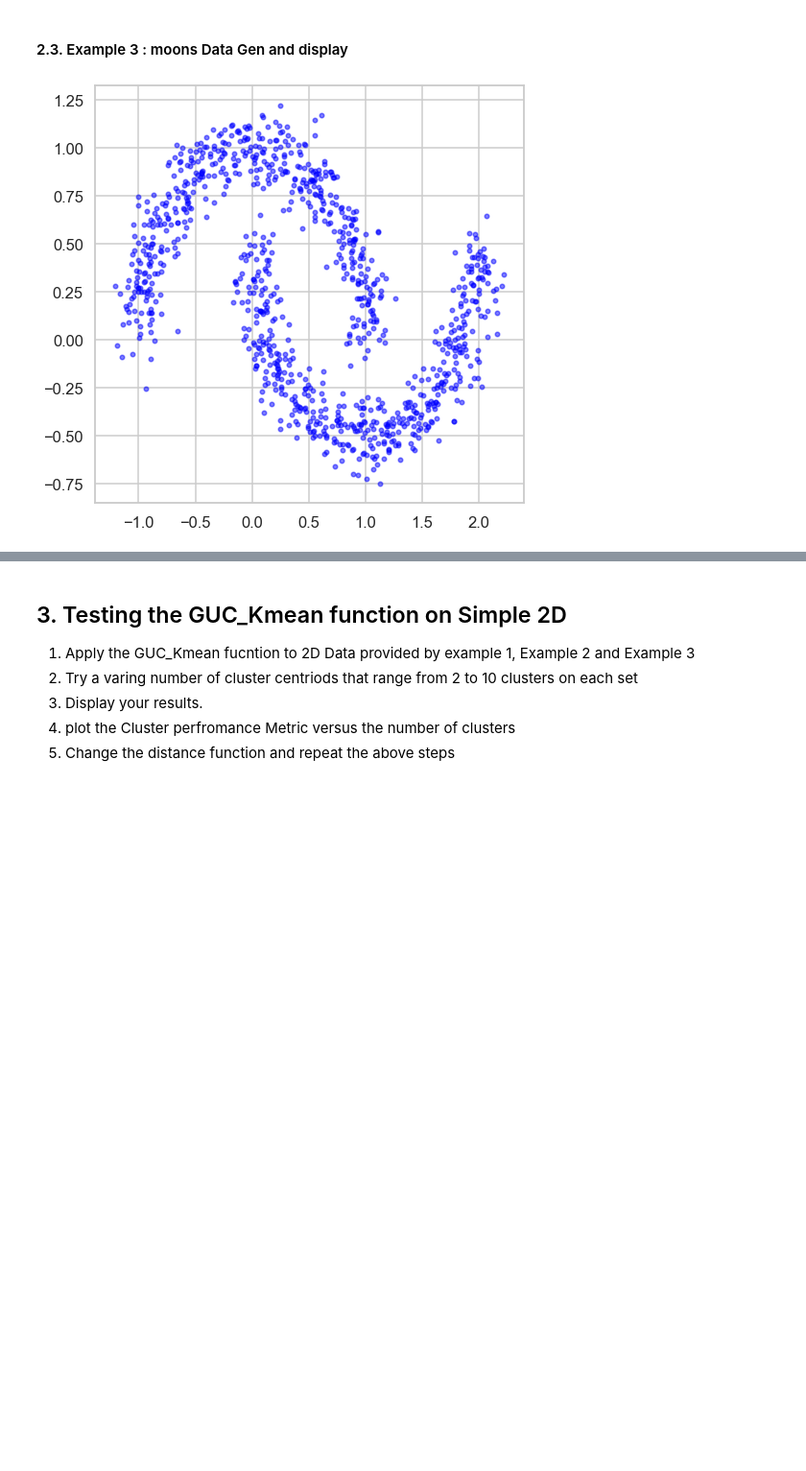
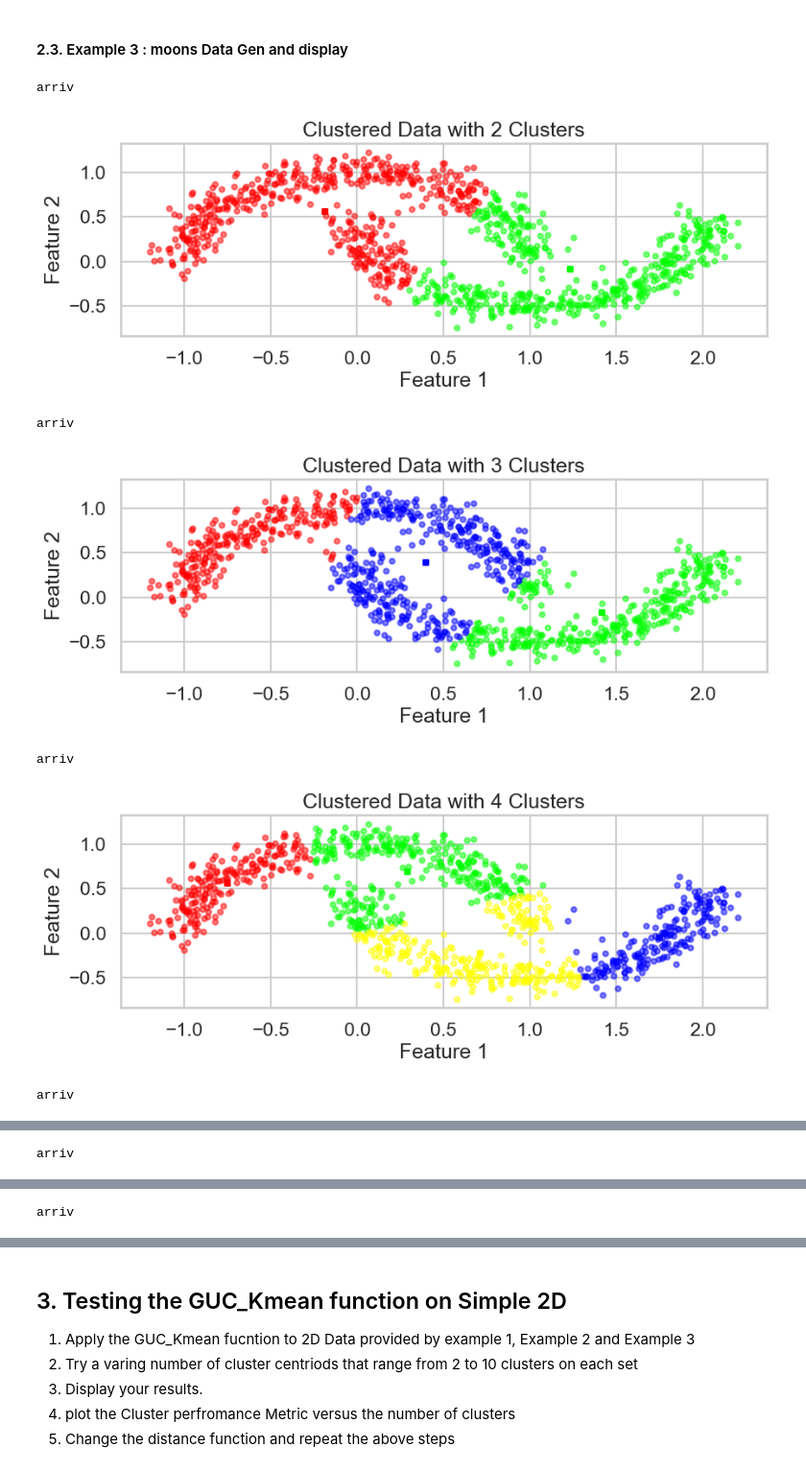
Before and after one commit to mito200/machine_learning_sem10, a Jupyter notebook: kmeans_ass/GUC_Kmeans.ipynb, the cells around one changed output, grey strips where cells are left out. Shown at 96% size. Drawn from its saved outputs; the diff is of its cells as text; code cells hidden in the pictures; blank space fills up the shorter version.

```diff
--- a/kmeans_ass/GUC_Kmeans.ipynb
+++ b/kmeans_ass/GUC_Kmeans.ipynb
@@ -237,8 +354,22 @@ display_cluster(X)
 # %% [markdown]
 #### 2.3. Example 3 : moons Data Gen and display
-# %%
-n_samples = 1000
-X, y = noisy_moons = make_moons(n_samples=n_samples, noise= .1)
-display_cluster(X)
-# %% [output]
-[figure, removed]
+# %%
+n_samples = 1000
+X_3, y = noisy_moons = make_moons(n_samples=n_samples, noise= .1)
+clusters_num=np.arange(2,11)
+SSE_draw=np.zeros(9,dtype=float)
+for k in range(2,11):
+    Data_points,cluster_assignments, centroids , SSE = GUC_Kmean(X_3,k,'euclidean')
+    display_cluster(X_3,centroids,cluster_assignments,num_clusters=k)
+    SSE_draw[k-2]=SSE
+plt.figure();
+plt.plot(clusters_num,SSE_draw);
+plt.show();
+# %% [output]
+arriv
+[figure, added]
+arriv
+[figure, added]
+arriv
+[figure, added]
+arriv
@@ -244,0 +377 @@ display_cluster(X)
+arriv
@@ -244,0 +379 @@ display_cluster(X)
+arriv
```
Also changed, not shown: parts of 8 cells of this notebook, 1 other file.
